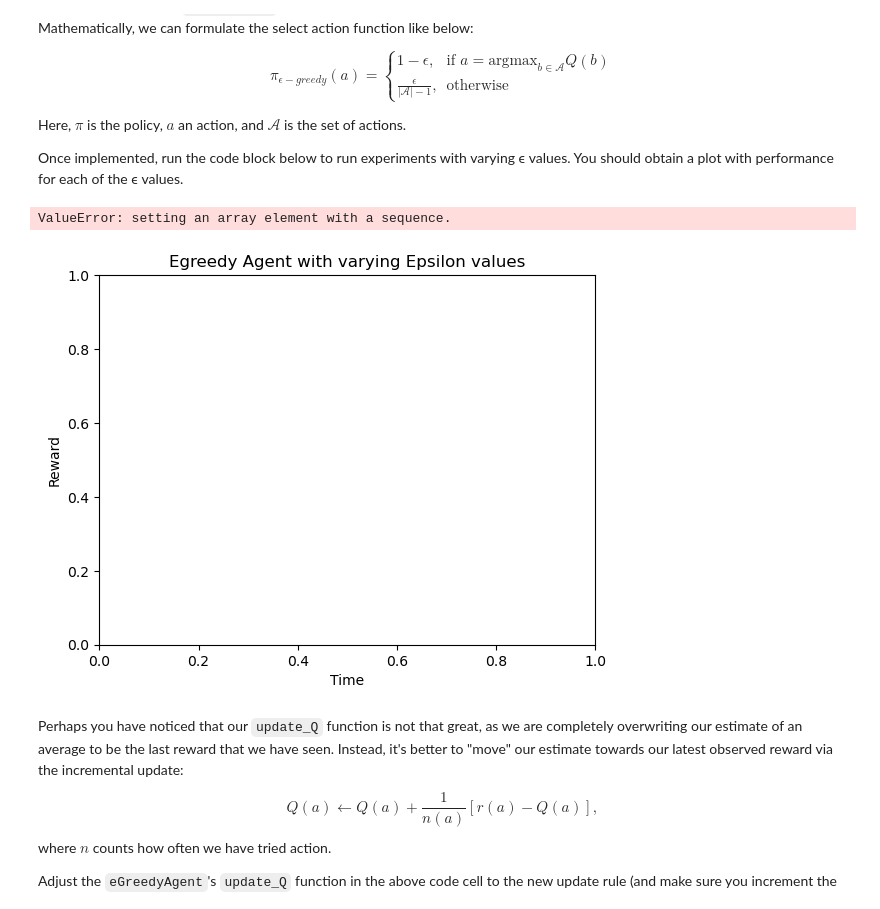
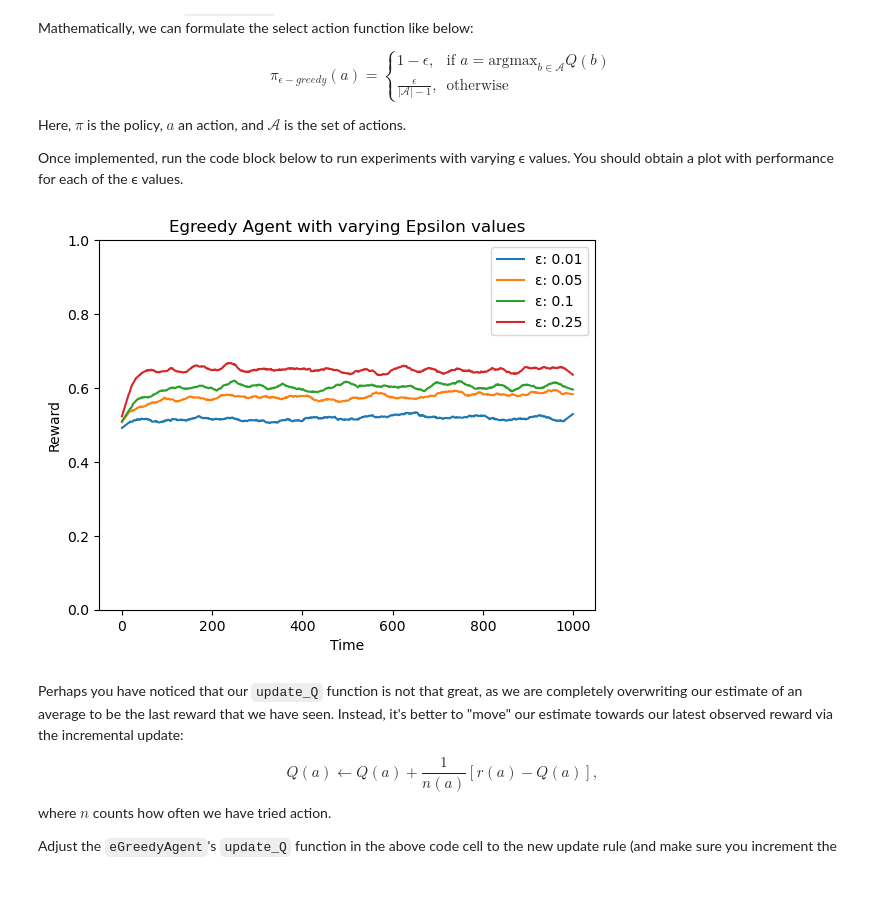
Before and after one commit to RyanRamdhan/RL_Assignment1, a Jupyter notebook: RL_Bachelor_Assignment_1A.ipynb, the cells around one changed output. Saved outputs shown, nothing was run; the diff lists cells and outputs as text; code cells hidden in the pictures.

```diff
--- a/RL_Bachelor_Assignment_1A.ipynb
+++ b/RL_Bachelor_Assignment_1A.ipynb
@@ -292,40 +292,35 @@ class eGreedyAgent(Agent):
         self.n = np.zeros(n_actions) # <-- Action counter
 
     def select_action(self, **kwargs):
         """ Select an action """
         if np.random.rand() < self.epsilon:
             # Randomly select an action
             action = np.random.randint(self.n_actions)
         else:
             # Pick the action which has the highest estimated reward
             action = np.argmax(self.Q)
 
         return action
 
     def update_Q(self, action, observed_reward):
         """ After performing actions, update our current knowledge """
 
         # Set the new estimate to the reward we received after picking that action
-        try:
-            self.Q[action] = self.Q[action] + (observed_reward - self.Q[action])/self.n
-
-        except ZeroDivisionError:
-            self.Q[action] = 0
+        self.Q[action] = observed_reward
 
 # You can use below values, or change them to ones that you find more interesting.
 epsilon_values = [0.01, 0.05, 0.1, 0.25]
 
 plot = LearningCurvePlot("Egreedy Agent with varying Epsilon values")
 for epsilon in epsilon_values:
     experiment(
         plot,
         agent_class=eGreedyAgent,
         label=f"{chr(949)}: {epsilon}",
         epsilon=epsilon,
     )
 # %% [output]
-ValueError: setting an array element with a sequence.
-[figure, old version]
+[figure, new version]
 # %% [markdown]
 Perhaps you have noticed that our `update_Q` function is not that great, as we are completely overwriting our estimate of an average to be the last reward that we have seen. Instead, it's better to "move" our estimate towards our latest observed reward via the incremental update:
 
```
